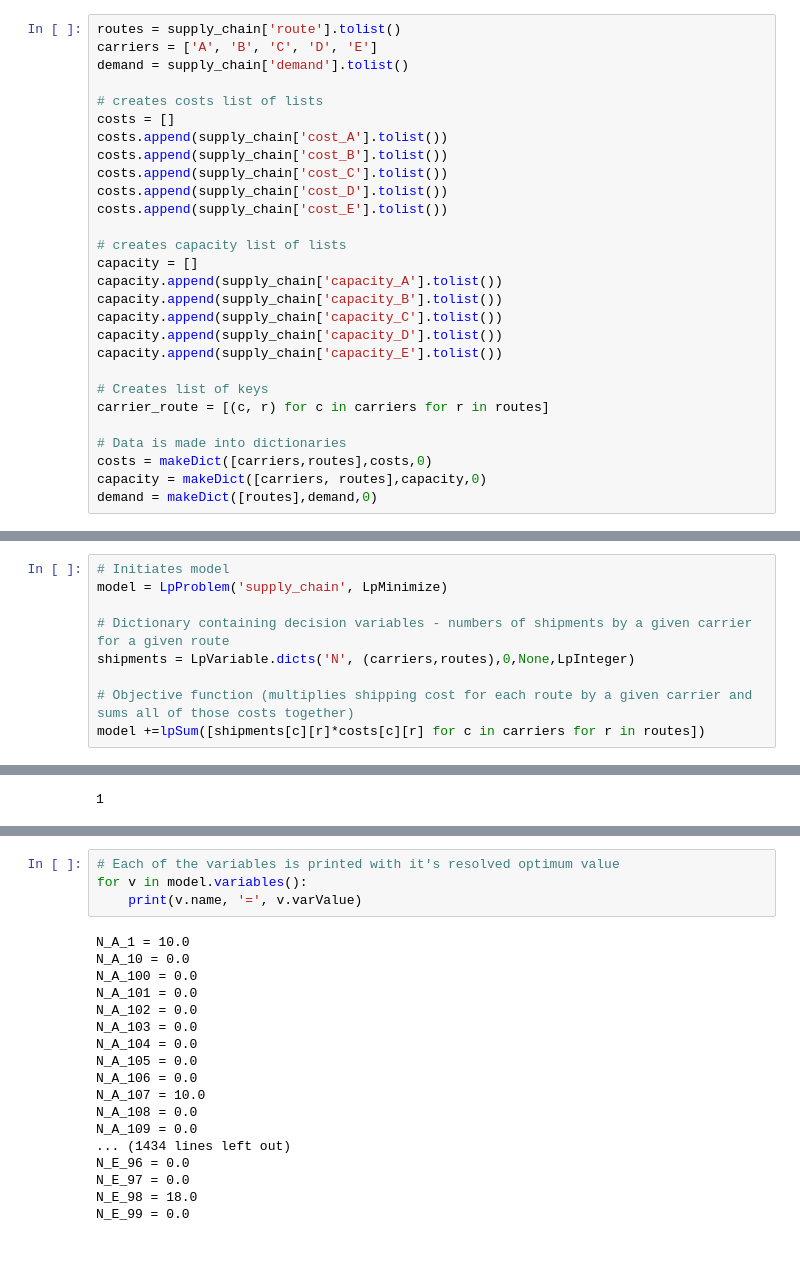
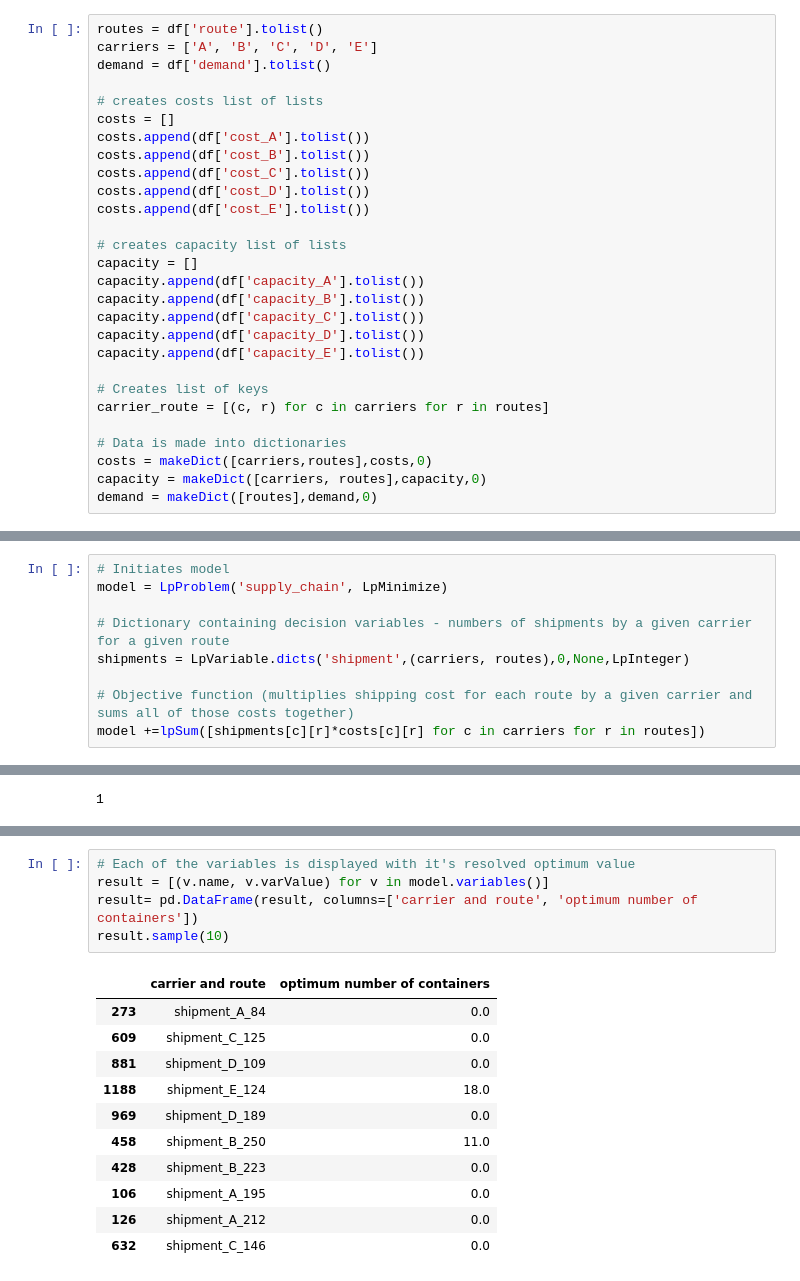
Before and after one commit to magorshunov/Supply-Chain-Optimization, a Jupyter notebook: notebook.ipynb, the cells around one changed output, grey strips where cells are left out. Saved outputs shown, nothing was run; the diff lists cells and outputs as text; blank space fills up the shorter version.

```diff
--- a/notebook.ipynb
+++ b/notebook.ipynb
@@ -24,23 +55,23 @@ All variables are put into lists to prepare data for the optimization analysis.
 # %%
-routes = supply_chain['route'].tolist()
+routes = df['route'].tolist()
 carriers = ['A', 'B', 'C', 'D', 'E']
-demand = supply_chain['demand'].tolist()
+demand = df['demand'].tolist()
 
 # creates costs list of lists
 costs = []
-costs.append(supply_chain['cost_A'].tolist())
-costs.append(supply_chain['cost_B'].tolist())
-costs.append(supply_chain['cost_C'].tolist())
-costs.append(supply_chain['cost_D'].tolist())
-costs.append(supply_chain['cost_E'].tolist())
+costs.append(df['cost_A'].tolist())
+costs.append(df['cost_B'].tolist())
+costs.append(df['cost_C'].tolist())
+costs.append(df['cost_D'].tolist())
+costs.append(df['cost_E'].tolist())
 
 # creates capacity list of lists
 capacity = []
-capacity.append(supply_chain['capacity_A'].tolist())
-capacity.append(supply_chain['capacity_B'].tolist())
-capacity.append(supply_chain['capacity_C'].tolist())
-capacity.append(supply_chain['capacity_D'].tolist())
-capacity.append(supply_chain['capacity_E'].tolist())
+capacity.append(df['capacity_A'].tolist())
+capacity.append(df['capacity_B'].tolist())
+capacity.append(df['capacity_C'].tolist())
+capacity.append(df['capacity_D'].tolist())
+capacity.append(df['capacity_E'].tolist())
 
 # Creates list of keys
 carrier_route = [(c, r) for c in carriers for r in routes]
@@ -57,7 +88,7 @@ The model variable is created using the LpProblem function. Then, a dictionary c
 model = LpProblem('supply_chain', LpMinimize)
 
 # Dictionary containing decision variables - numbers of shipments by a given carrier for a given route
-shipments = LpVariable.dicts('N', (carriers,routes),0,None,LpInteger)
+shipments = LpVariable.dicts('shipment',(carriers, routes),0,None,LpInteger)
 
 # Objective function (multiplies shipping cost for each route by a given carrier and sums all of those costs together)
 model +=lpSum([shipments[c][r]*costs[c][r] for c in carriers for r in routes])
@@ -105,22 +140,17 @@ Total Cost of Transportation =  5312280.499999995
-# %%
-# Each of the variables is printed with it's resolved optimum value
-for v in model.variables():
-    print(v.name, '=', v.varValue)
-# %% [output]
-N_A_1 = 10.0
-N_A_10 = 0.0
-N_A_100 = 0.0
-N_A_101 = 0.0
-N_A_102 = 0.0
-N_A_103 = 0.0
-N_A_104 = 0.0
-N_A_105 = 0.0
-N_A_106 = 0.0
-N_A_107 = 10.0
-N_A_108 = 0.0
-N_A_109 = 0.0
-... (1434 lines left out)
-N_E_96 = 0.0
-N_E_97 = 0.0
-N_E_98 = 18.0
-N_E_99 = 0.0
+# %%
+# Each of the variables is displayed with it's resolved optimum value
+result = [(v.name, v.varValue) for v in model.variables()]
+result= pd.DataFrame(result, columns=['carrier and route', 'optimum number of containers'])
+result.sample(10)
+# %% [output]
+|  | carrier and route | optimum number of containers |
+| 273 | shipment_A_84 | 0.0 |
+| 609 | shipment_C_125 | 0.0 |
+| 881 | shipment_D_109 | 0.0 |
+| 1188 | shipment_E_124 | 18.0 |
+| 969 | shipment_D_189 | 0.0 |
+| 458 | shipment_B_250 | 11.0 |
+| 428 | shipment_B_223 | 0.0 |
+| 106 | shipment_A_195 | 0.0 |
+| 126 | shipment_A_212 | 0.0 |
+| 632 | shipment_C_146 | 0.0 |
```
Also changed, not shown: parts of 13 cells of this notebook.
